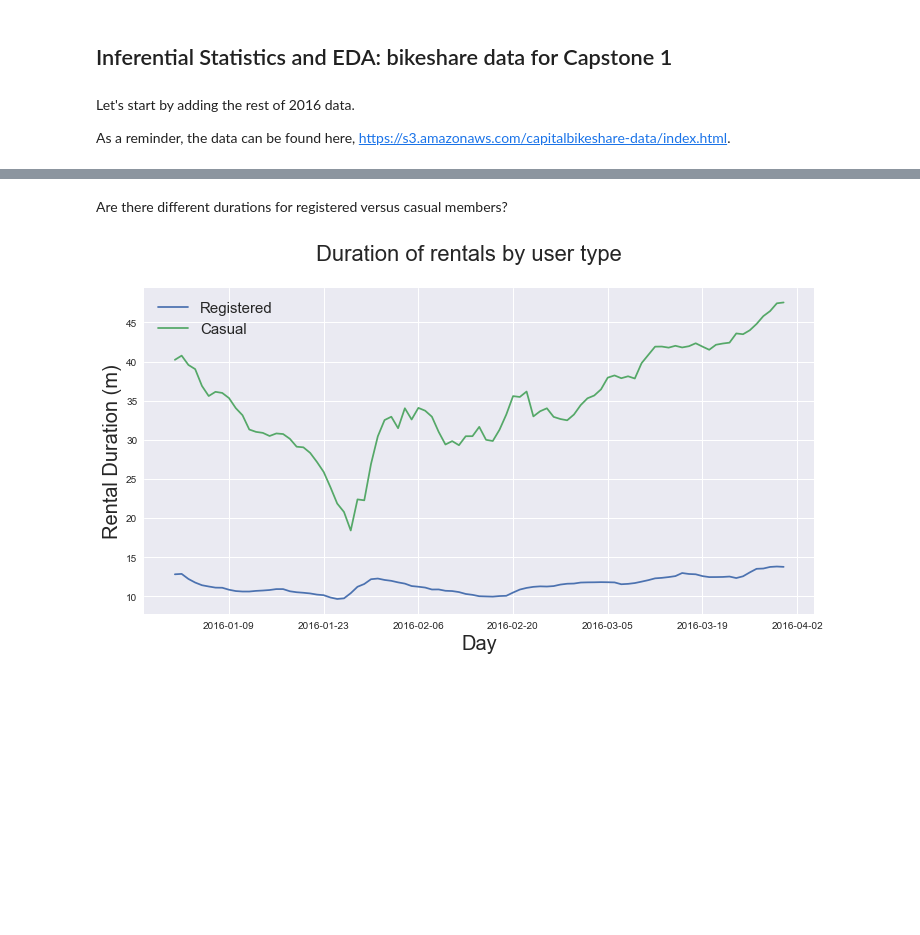
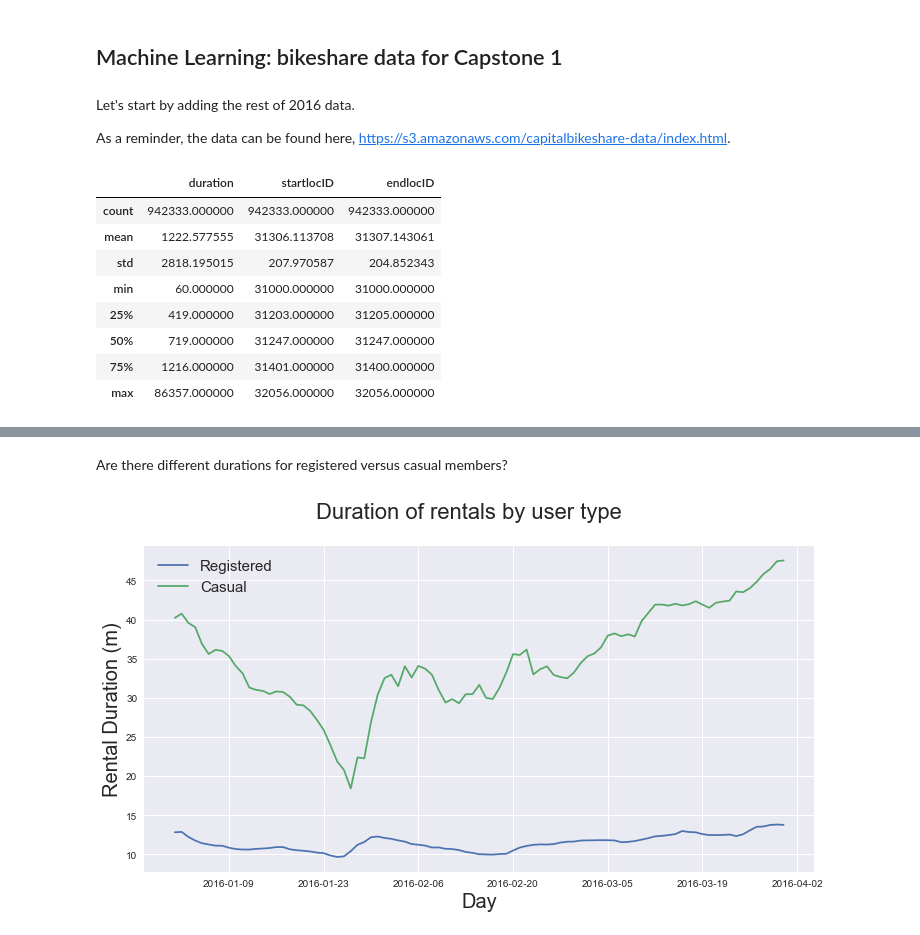
Before and after one commit to mskaerthomason/Springboard-Capstone-1, a Jupyter notebook: CapstoneDrafts/Bikeshare_analysis.ipynb, the cells around one changed output, grey strips where cells are left out. Drawn from its saved outputs; the diff is of its cells as text; code cells hidden in the pictures; blank space fills up the shorter version.

```diff
--- a/CapstoneDrafts/Bikeshare_analysis.ipynb
+++ b/CapstoneDrafts/Bikeshare_analysis.ipynb
@@ -1,5 +1,5 @@
 # %% [markdown]
-## Inferential Statistics and EDA: bikeshare data for Capstone 1
+## Machine Learning: bikeshare data for Capstone 1
 # %% [markdown]
 Let's start by adding the rest of 2016 data.
 
@@ -29,0 +27,12 @@ bikeshare.duration = bikeshare.duration * 1.66667e-5
+# %%
+Q2.describe() # looks like Q2-4 are in seconds, not milliseconds?
+# %% [output]
+|  | duration | startlocID | endlocID |
+| count | 942333.000000 | 942333.000000 | 942333.000000 |
+| mean | 1222.577555 | 31306.113708 | 31307.143061 |
+| std | 2818.195015 | 207.970587 | 204.852343 |
+| min | 60.000000 | 31000.000000 | 31000.000000 |
+| 25% | 419.000000 | 31203.000000 | 31205.000000 |
+| 50% | 719.000000 | 31247.000000 | 31247.000000 |
+| 75% | 1216.000000 | 31401.000000 | 31400.000000 |
+| max | 86357.000000 | 32056.000000 | 32056.000000 |
```
Also changed, not shown: parts of 7 cells of this notebook, 1 other file.
